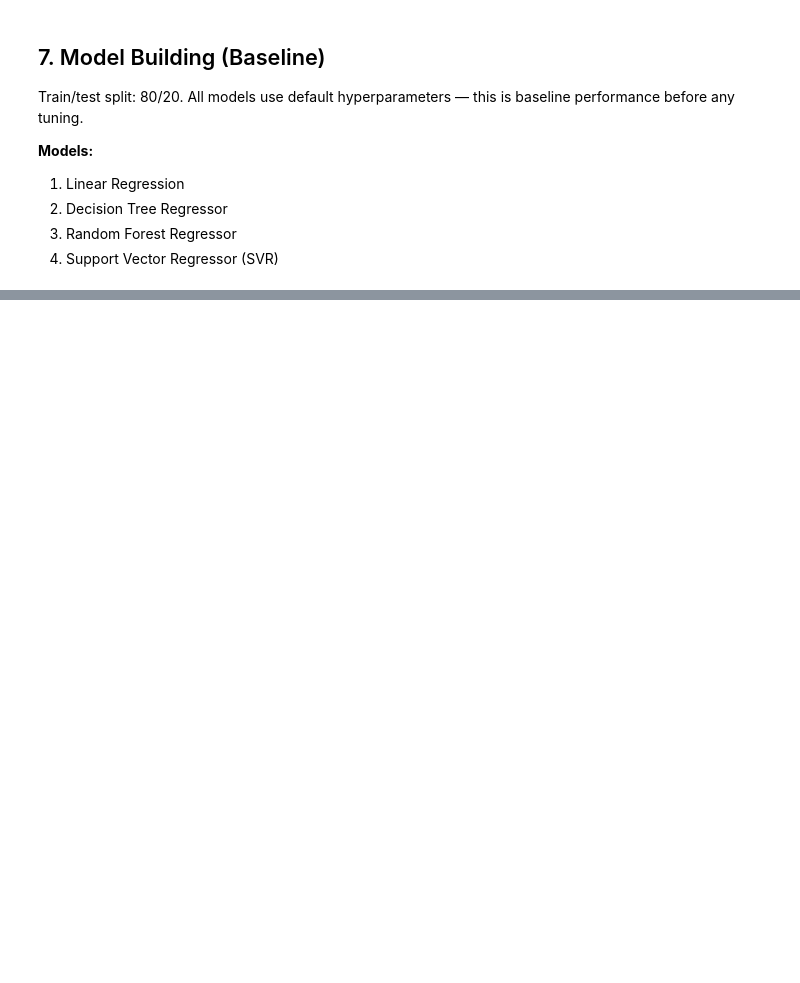
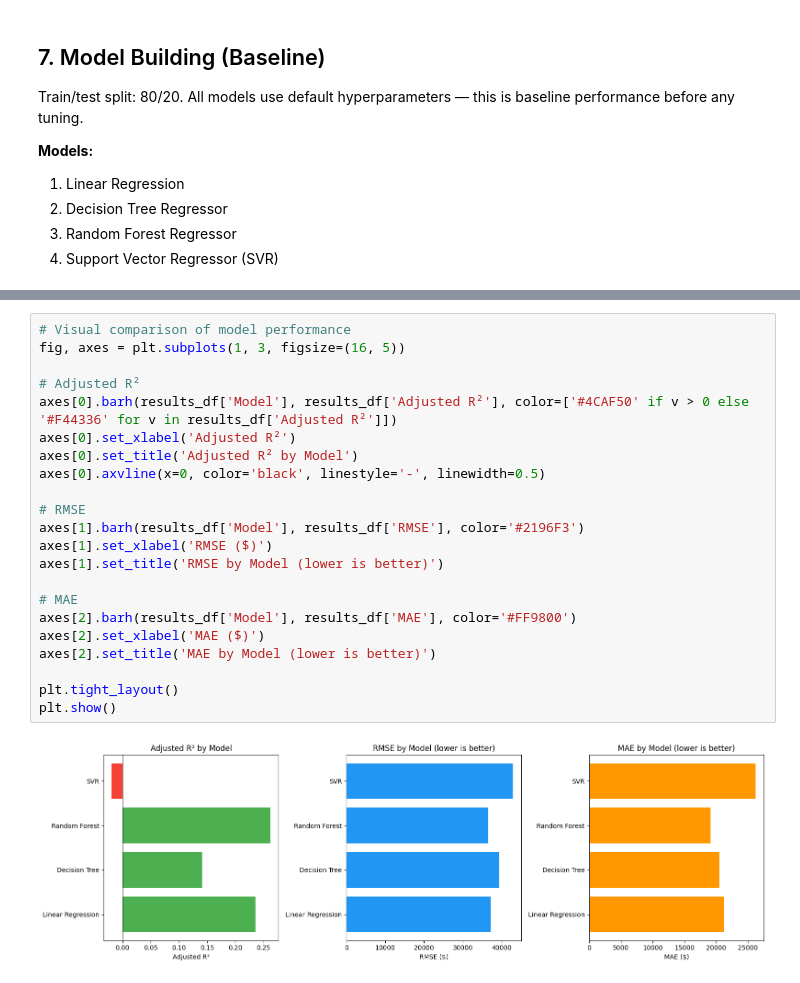
Before and after one commit to Zanadukhan/P2-Deliverable-1, a Jupyter notebook: Deliverable1.ipynb, the cells around one changed output, grey strips where cells are left out. Cells and saved outputs as stored; diff of their text form; blank space fills up the shorter version.

```diff
--- a/Deliverable1.ipynb
+++ b/Deliverable1.ipynb
@@ -375,0 +407,24 @@ Linear Regression  0.2257       0.2251 40730.99 22675.02
+# %%
+# Visual comparison of model performance
+fig, axes = plt.subplots(1, 3, figsize=(16, 5))
+
+# Adjusted R²
+axes[0].barh(results_df['Model'], results_df['Adjusted R²'], color=['#4CAF50' if v > 0 else '#F44336' for v in results_df['Adjusted R²']])
+axes[0].set_xlabel('Adjusted R²')
+axes[0].set_title('Adjusted R² by Model')
+axes[0].axvline(x=0, color='black', linestyle='-', linewidth=0.5)
+
+# RMSE
+axes[1].barh(results_df['Model'], results_df['RMSE'], color='#2196F3')
+axes[1].set_xlabel('RMSE ($)')
+axes[1].set_title('RMSE by Model (lower is better)')
+
+# MAE
+axes[2].barh(results_df['Model'], results_df['MAE'], color='#FF9800')
+axes[2].set_xlabel('MAE ($)')
+axes[2].set_title('MAE by Model (lower is better)')
+
+plt.tight_layout()
+plt.show()
+# %% [output]
+[figure, added]
```
Also changed, not shown: parts of 12 cells of this notebook, 1 other file.
